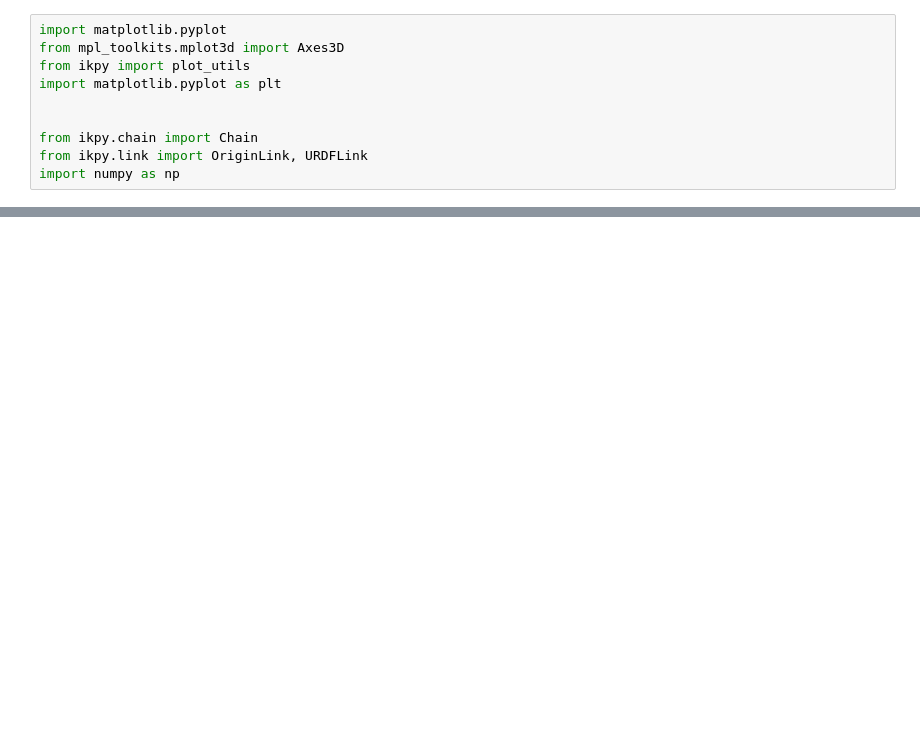
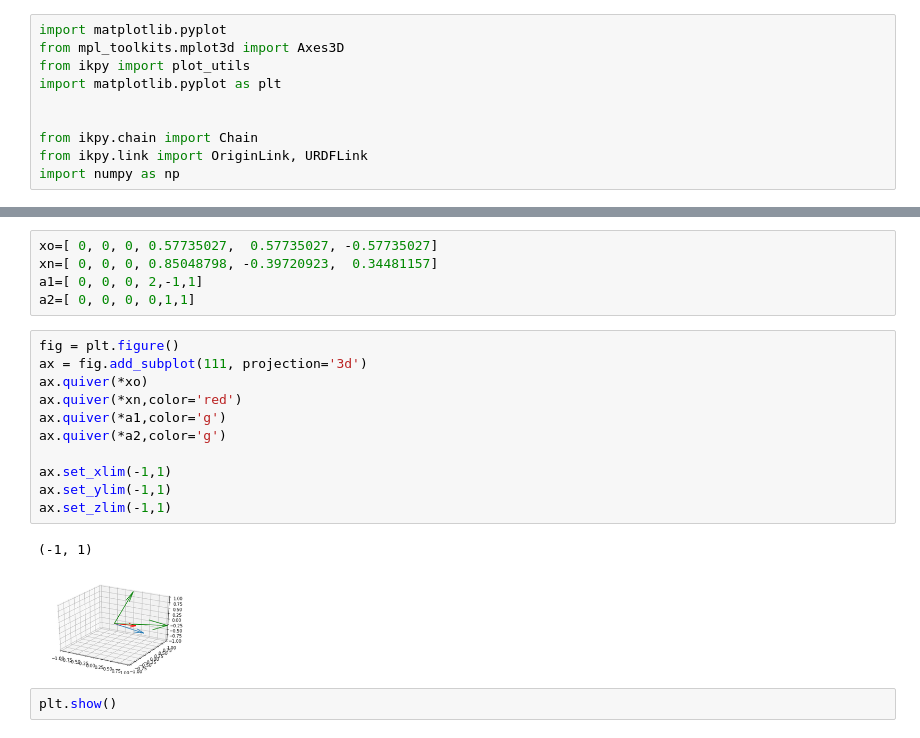
Before and after one commit to fredericgo/learning_from_video, a Jupyter notebook: mujoco/Untitled1.ipynb, the cells around one changed output, grey strips where cells are left out. Saved outputs shown, nothing was run; the diff lists cells and outputs as text; blank space fills up the shorter version.

```diff
--- a/mujoco/Untitled1.ipynb
+++ b/mujoco/Untitled1.ipynb
@@ -50,0 +71,21 @@ Inverse kinematic optimisation OK, done in 6 iterations
+# %%
+xo=[ 0, 0, 0, 0.57735027,  0.57735027, -0.57735027]
+xn=[ 0, 0, 0, 0.85048798, -0.39720923,  0.34481157]
+a1=[ 0, 0, 0, 2,-1,1]
+a2=[ 0, 0, 0, 0,1,1]
+# %%
+fig = plt.figure()
+ax = fig.add_subplot(111, projection='3d')
+ax.quiver(*xo)
+ax.quiver(*xn,color='red')
+ax.quiver(*a1,color='g')
+ax.quiver(*a2,color='g')
+
+ax.set_xlim(-1,1)
+ax.set_ylim(-1,1)
+ax.set_zlim(-1,1)
+# %% [output]
+(-1, 1)
+[figure, added]
+# %%
+plt.show()
```
Also changed, not shown: parts of 5 cells of this notebook, 3 other files.
